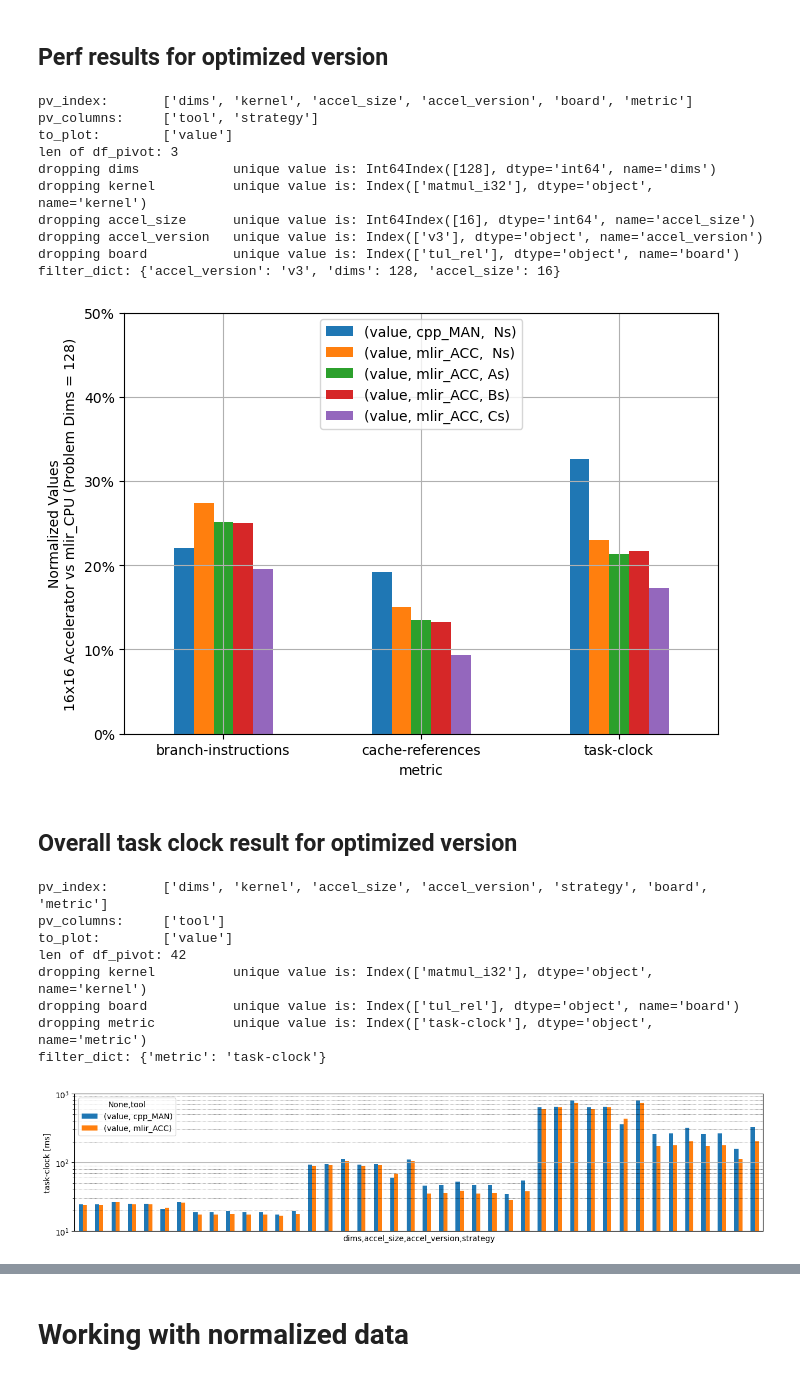
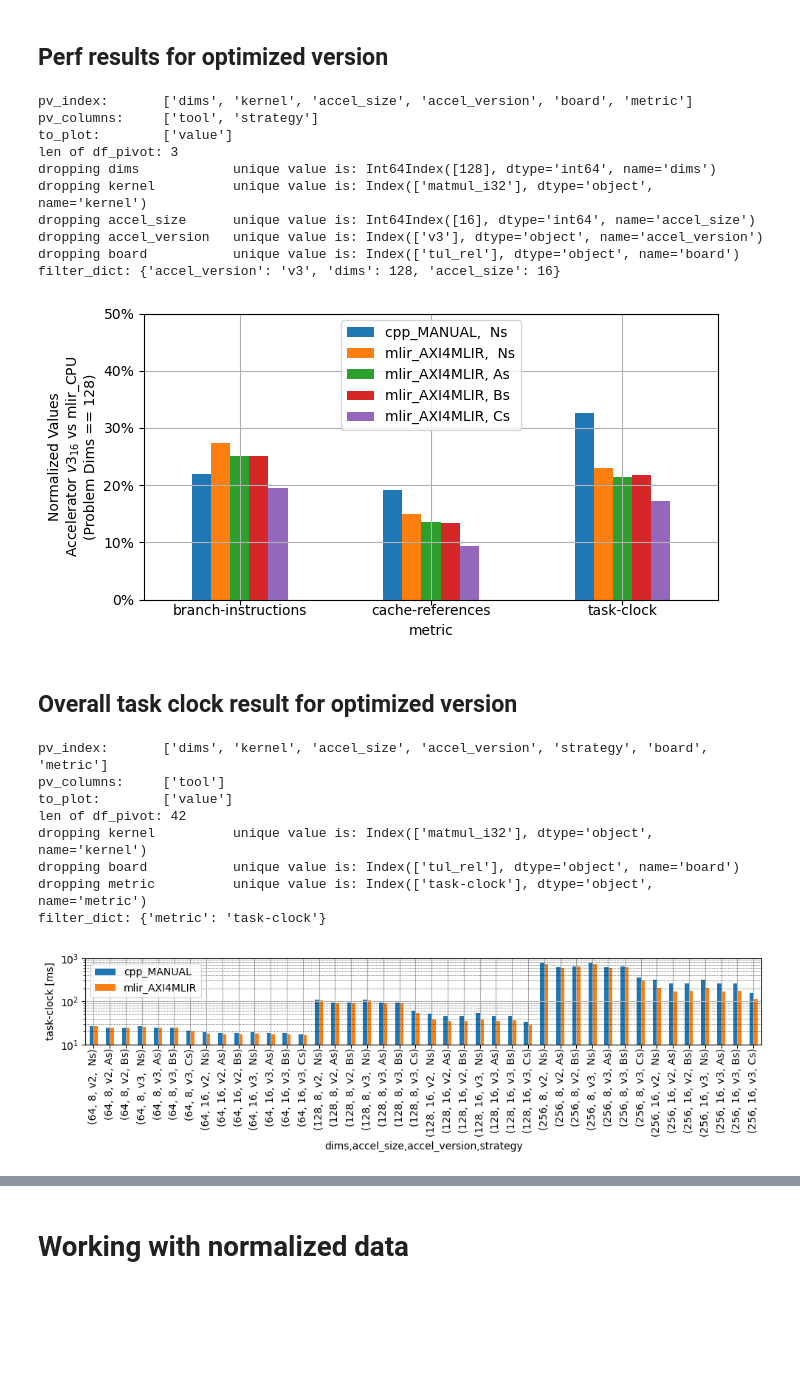
Before and after one commit to judeharis/axi_mlir, a Jupyter notebook: benchmark/plotting/paper.ipynb, the cells around one changed output, grey strips where cells are left out. Drawn from its saved outputs; the diff is of its cells as text; code cells hidden in the pictures; blank space fills up the shorter version.

```diff
--- a/benchmark/plotting/paper.ipynb
+++ b/benchmark/plotting/paper.ipynb
@@ -106,6 +106,23 @@ df.head()
 | 2 | 128 | matmul_i32 | mlir_ACC | 4 | v2 | As | tul_rel | 85726312.0 | cache-references |
 | 3 | 128 | matmul_i32 | mlir_ACC | 4 | v2 | As | tul_rel | 375875.0 | cache-misses |
 | 4 | 128 | matmul_i32 | mlir_ACC | 4 | v2 | As | tul_rel | 313476587.0 | cpu-cycles |
+# %%
+def update_legend_labels(ax):
+    handles, labels = ax.get_legend_handles_labels()
+    for i, label in enumerate(labels):
+        label = label.replace('value, ', '')
+        label = label.replace(')', '')
+        label = label.replace('(', '')
+
+        # Some mapping
+        label = label.replace('mlir_ACC', 'mlir_AXI4MLIR')
+        label = label.replace('mlir_CPU', 'mlir_CPU')
+        label = label.replace('cpp_MAN',  'cpp_MANUAL')
+        labels[i] = label
+
+    # edit labels in legend
+    ax.legend(handles, labels)
+    return handles, labels
 # %% [markdown]
 # Filter the data based on dictionary and plot
 # %%
@@ -955,10 +980,10 @@ df_n2.head()
 
 experiment = 'plot-manual-vs-mlir-flows-128-16-counters-limited'
 logy = False
-y_label = 'Normalized Values\n16x16 Accelerator vs mlir_CPU (Problem Dims = 128)'
+y_label = 'Normalized Values\nAccelerator $v3_{16}$ vs mlir_CPU\n(Problem Dims == 128)'
 x_label_rotation = True
 title = ''
-figure_size = (7, 5)
+figure_size = (7, 3.6)
 
 
 # What to plot
@@ -1057,7 +1082,8 @@ plt.ylim(0.0, 0.5)
 ax.yaxis.set_major_formatter(mtick.PercentFormatter(xmax=1.0))
 
 # legend to top middle
-plt.legend(loc='upper center')
+handles, labels = update_legend_labels(ax)
+ax.legend(handles, labels, loc='upper center')
 
 if (x_label_rotation):
     plt.xticks(rotation=0, ha='center')
@@ -1075,7 +1101,7 @@ dropping accel_size      unique value is: Int64Index([16], dtype='int64', name='
 dropping accel_version   unique value is: Index(['v3'], dtype='object', name='accel_version')
 dropping board           unique value is: Index(['tul_rel'], dtype='object', name='board')
 filter_dict: {'accel_version': 'v3', 'dims': 128, 'accel_size': 16}
-[figure, old version]
+[figure, new version]
 # %% [markdown]
 ## Overall task clock result for optimized version
 # %%
@@ -1086,7 +1112,7 @@ logy = True
 y_label = 'task-clock [ms]'
 x_label_rotation = False
 title = ''
-figure_size = (13, 3)
+figure_size = (10, 3)
 
 # What to plot
 # to_plot = ['value']
@@ -1125,8 +1151,8 @@ filtered_df = filtered_df[filtered_df.dims >= 64]
 # filtered_df = filtered_df[~positive_filter]
 
 # rename all strategy Ns to ' Ns'
-# filtered_df['strategy'] = filtered_df['strategy'].replace(
-#     {'Ns': ' Ns'})
+filtered_df['strategy'] = filtered_df['strategy'].replace(
+    {'Ns': ' Ns'})
 
 
 # make pv_index the remaining column names not in pv_columns and to_plot
@@ -1155,33 +1181,38 @@ df_to_plot = df_dropped
 
 # plotting with pandas
 # plot log scale
 ax = df_to_plot.plot(kind='bar', figsize=figure_size, logy=logy)
 # ax.set_yticks([1, 10, 100, 1000, 10000, 100000])
 ax.set_yticks([10, 100, 1000])
 
 # ax = df_to_plot.plot(kind='bar', figsize=(10, 5))
+update_legend_labels(ax)
 # y ticks
 # add grid
 ax.grid()
 # add internal grid lines
 ax.grid(which='minor', linestyle=':', linewidth='0.5', color='black')
 print('filter_dict: {}'.format(filter_dict))
 # remove x ticks labels
-plt.xticks([])
+# plt.xticks([])
 plt.title(title)
 plt.ylabel(y_label)
 if (x_label_rotation):
-    plt.xticks(rotation=0, ha='center')
+    # ax.set_xticklabels(labels=ax.get_xticklabels(),
+    #                       rotation=90,
+    #  ha='right', x=100) # move the labels to the left
+    plt.xticks(rotation=55, ha='right')
+
 if figure_save:
     plt.savefig(figure_path, format=figure_fmt)
 plt.show()
 # %% [output]
 pv_index:       ['dims', 'kernel', 'accel_size', 'accel_version', 'strategy', 'board', 'metric']
 pv_columns:     ['tool']
 to_plot:        ['value']
 len of df_pivot: 42
 dropping kernel          unique value is: Index(['matmul_i32'], dtype='object', name='kernel')
 dropping board           unique value is: Index(['tul_rel'], dtype='object', name='board')
 dropping metric          unique value is: Index(['task-clock'], dtype='object', name='metric')
 filter_dict: {'metric': 'task-clock'}
-[figure, old version]
+[figure, new version]
```
Also changed, not shown: parts of 12 cells of this notebook, 7 other files.
